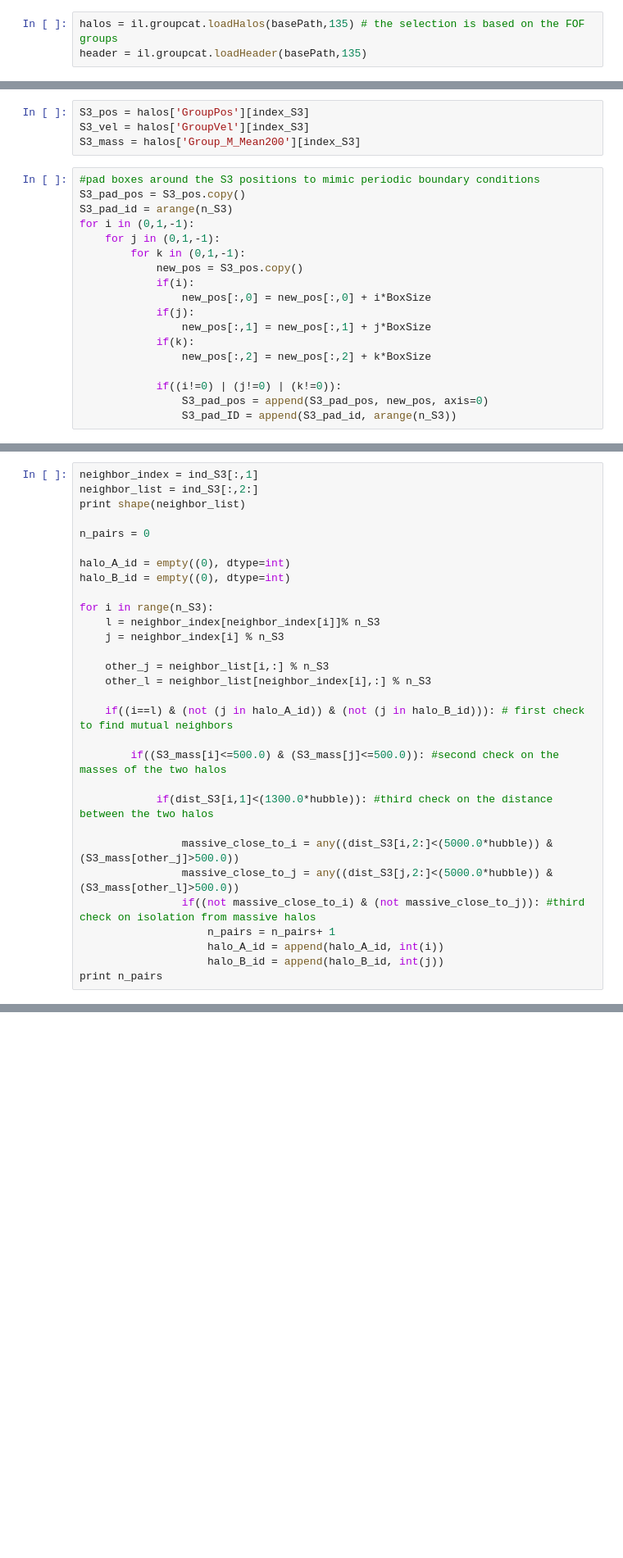
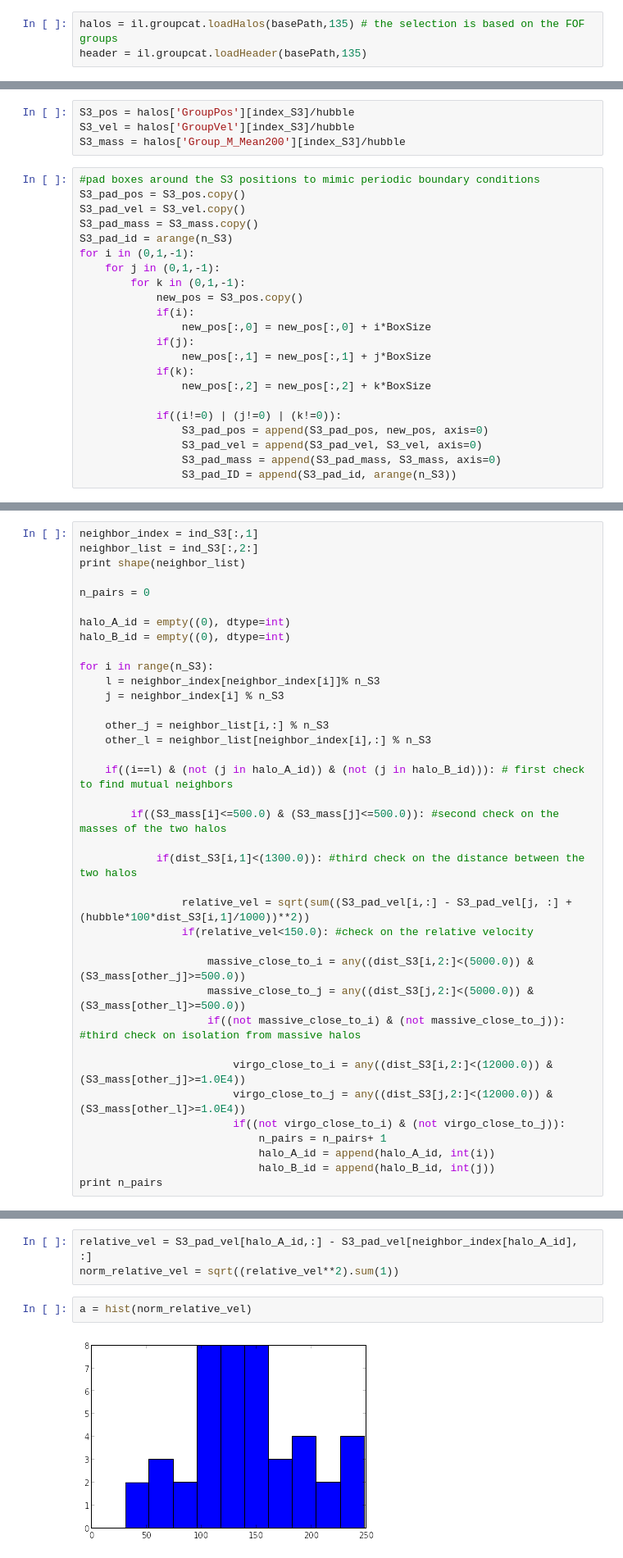
Before and after one commit to astroandes/IllustrisLG, a Jupyter notebook: code/LocalGroupSubVolumes.ipynb, the cells around one changed output, grey strips where cells are left out. Shown at 82% size. Cells and saved outputs as stored; diff of their text form; blank space fills up the shorter version.

Commit message:
LG selection includes relative velocities

```diff
--- a/code/LocalGroupSubVolumes.ipynb
+++ b/code/LocalGroupSubVolumes.ipynb
@@ -47,10 +49,12 @@ size set S3: 2705 halos
 # %%
-S3_pos = halos['GroupPos'][index_S3]
-S3_vel = halos['GroupVel'][index_S3]
-S3_mass = halos['Group_M_Mean200'][index_S3]
+S3_pos = halos['GroupPos'][index_S3]/hubble
+S3_vel = halos['GroupVel'][index_S3]/hubble
+S3_mass = halos['Group_M_Mean200'][index_S3]/hubble
 # %%
 #pad boxes around the S3 positions to mimic periodic boundary conditions
 S3_pad_pos = S3_pos.copy()
+S3_pad_vel = S3_vel.copy()
+S3_pad_mass = S3_mass.copy()
 S3_pad_id = arange(n_S3)
 for i in (0,1,-1):
     for j in (0,1,-1):
@@ -65,6 +69,8 @@ for i in (0,1,-1):
 
             if((i!=0) | (j!=0) | (k!=0)):
                 S3_pad_pos = append(S3_pad_pos, new_pos, axis=0)
+                S3_pad_vel = append(S3_pad_vel, S3_vel, axis=0)
+                S3_pad_mass = append(S3_pad_mass, S3_mass, axis=0)
                 S3_pad_ID = append(S3_pad_id, arange(n_S3))
 # %%
 nbrs_S3 = NearestNeighbors(n_neighbors=20, algorithm='ball_tree').fit(S3_pad_pos)
@@ -95,13 +101,20 @@ for i in range(n_S3):
 
         if((S3_mass[i]<=500.0) & (S3_mass[j]<=500.0)): #second check on the masses of the two halos
 
-            if(dist_S3[i,1]<(1300.0*hubble)): #third check on the distance between the two halos
+            if(dist_S3[i,1]<(1300.0)): #third check on the distance between the two halos
 
-                massive_close_to_i = any((dist_S3[i,2:]<(5000.0*hubble)) & (S3_mass[other_j]>500.0))
-                massive_close_to_j = any((dist_S3[j,2:]<(5000.0*hubble)) & (S3_mass[other_l]>500.0))
-                if((not massive_close_to_i) & (not massive_close_to_j)): #third check on isolation from massive halos
-                    n_pairs = n_pairs+ 1
-                    halo_A_id = append(halo_A_id, int(i))
-                    halo_B_id = append(halo_B_id, int(j))
+                relative_vel = sqrt(sum((S3_pad_vel[i,:] - S3_pad_vel[j, :] + (hubble*100*dist_S3[i,1]/1000))**2))
+                if(relative_vel<150.0): #check on the relative velocity
+
+                    massive_close_to_i = any((dist_S3[i,2:]<(5000.0)) & (S3_mass[other_j]>=500.0))
+                    massive_close_to_j = any((dist_S3[j,2:]<(5000.0)) & (S3_mass[other_l]>=500.0))
+                    if((not massive_close_to_i) & (not massive_close_to_j)): #third check on isolation from massive halos
+
+                        virgo_close_to_i = any((dist_S3[i,2:]<(12000.0)) & (S3_mass[other_j]>=1.0E4))
+                        virgo_close_to_j = any((dist_S3[j,2:]<(12000.0)) & (S3_mass[other_l]>=1.0E4))
+                        if((not virgo_close_to_i) & (not virgo_close_to_j)):
+                            n_pairs = n_pairs+ 1
+                            halo_A_id = append(halo_A_id, int(i))
+                            halo_B_id = append(halo_B_id, int(j))
 print n_pairs
 # %% [output]
@@ -109,0 +123,7 @@ print n_pairs
+# %%
+relative_vel = S3_pad_vel[halo_A_id,:] - S3_pad_vel[neighbor_index[halo_A_id], :]
+norm_relative_vel = sqrt((relative_vel**2).sum(1))
+# %%
+a = hist(norm_relative_vel)
+# %% [output]
+[figure, added]
```
Also changed, not shown: parts of 11 cells of this notebook.
